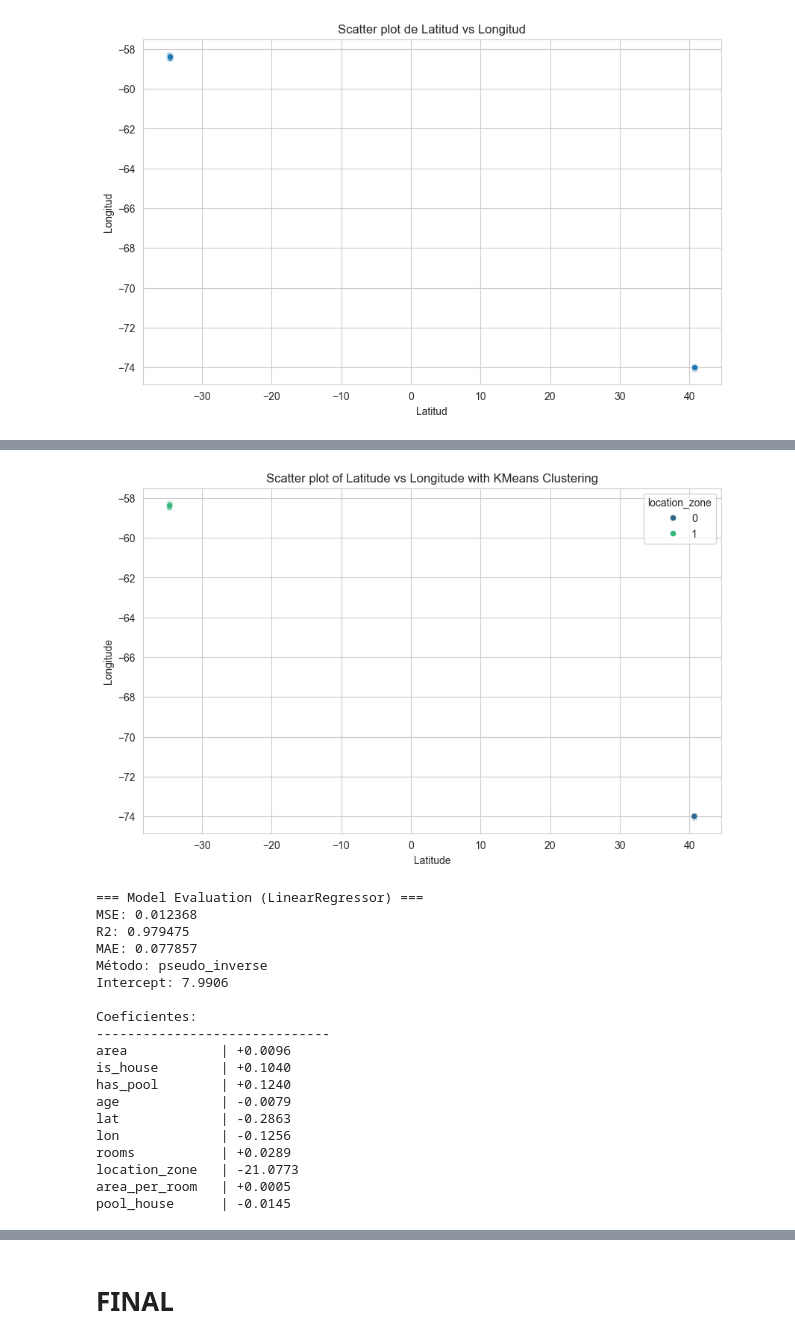
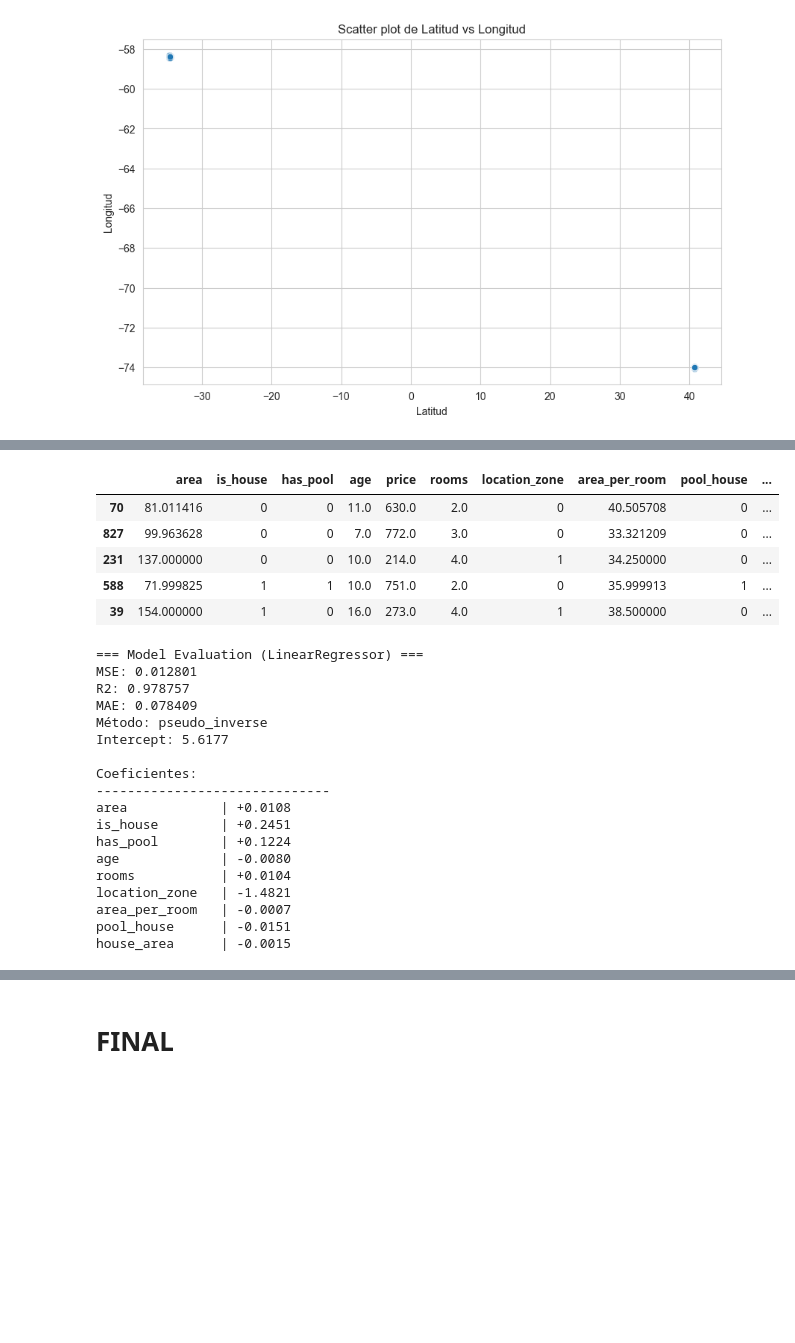
Before and after one commit to frizynn/tp1-machine-learning, a Jupyter notebook: src/Entrega_Tp1.ipynb, the cells around one changed output, grey strips where cells are left out. Cells and saved outputs as stored; diff of their text form; code cells hidden in the pictures; blank space fills up the shorter version.

```diff
--- a/src/Entrega_Tp1.ipynb
+++ b/src/Entrega_Tp1.ipynb
@@ -651,6 +651,7 @@ df.isna().sum()
 #insertar la media de age y rooms dependiendo de location zone (0 y 1)
 
 df = pd.read_csv(r"../data/processed/casas_dev.csv")
+print(df.columns)
 # Step 2: Perform KMeans clustering on lat/lon
 kmeans = KMeans(n_clusters=2)
 kmeans.fit(df[['lat', 'lon']].to_numpy())
@@ -661,6 +662,8 @@ df['location_zone'] = kmeans.predict(df[['lat', 'lon']].to_numpy())
 # Step 4: Add the engineered features
 df['area_per_room'] = df['area'] / df['rooms']
 df['pool_house'] = df['has_pool'] * df['is_house']
+df['house_area'] = df['area'] * df['is_house']
+
 
 
 df_0 = df[df['location_zone'] == 0]
@@ -679,4 +682,19 @@ df.loc[df['location_zone'] == 0, 'rooms'] = df['rooms'].fillna(mean_rooms_0)
 df.loc[df['location_zone'] == 1, 'age'] = df['age'].fillna(mean_age_1)
 df.loc[df['location_zone'] == 1, 'rooms'] = df['rooms'].fillna(mean_rooms_1)
 
+# guardar un df con solo latitud y longitud
+df_pos = df[['lat', 'lon', 'location_zone']]
+df = df.drop(['lat', 'lon'], axis=1)
+
+# Step 6: Visualize the clusters
+plt.figure(figsize=(10, 6))
+sns.scatterplot(data=df_pos, x='lat', y='lon', hue='location_zone', palette='viridis')
+plt.title('Scatter plot of Latitude vs Longitude with KMeans Clustering')
+plt.xlabel('Latitude')
+plt.ylabel('Longitude')
+plt.show()
+
+
+# para los datos que son location_zone = 1
+
 df.to_csv(r"../data/processed/casas_dev.csv", index=False)
@@ -683,3 +737,12 @@ df.to_csv(r"../data/processed/casas_dev.csv", index=False)
+# %%
+df.sample(5, random_state=42)
+# %% [output]
+|  | area | is_house | has_pool | age | price | rooms | location_zone | area_per_room | pool_house | ... |
+| 70 | 81.011416 | 0 | 0 | 11.0 | 630.0 | 2.0 | 0 | 40.505708 | 0 | ... |
+| 827 | 99.963628 | 0 | 0 | 7.0 | 772.0 | 3.0 | 0 | 33.321209 | 0 | ... |
+| 231 | 137.000000 | 0 | 0 | 10.0 | 214.0 | 4.0 | 1 | 34.250000 | 0 | ... |
+| 588 | 71.999825 | 1 | 1 | 10.0 | 751.0 | 2.0 | 0 | 35.999913 | 1 | ... |
+| 39 | 154.000000 | 1 | 0 | 16.0 | 273.0 | 4.0 | 1 | 38.500000 | 0 | ... |
 # %%
 import numpy as np
 from models.clustering.kmeans import KMeans
@@ -690,14 +753,6 @@ from models.regression.polinomial_regressor import PolinomialRegressor
 # Step 1: Load the original data
 df = pd.read_csv(r"../data/processed/casas_dev.csv")
 
-
-# Step 6: Visualize the clusters
-plt.figure(figsize=(10, 6))
-sns.scatterplot(data=df, x='lat', y='lon', hue='location_zone', palette='viridis')
-plt.title('Scatter plot of Latitude vs Longitude with KMeans Clustering')
-plt.xlabel('Latitude')
-plt.ylabel('Longitude')
-plt.show()
 
 # Step 7: Train the model on the engineered data
 results_engineering = train_and_evaluate_model(
@@ -714,26 +769,24 @@ results_engineering = train_and_evaluate_model(
 
 model_engineering = results_engineering["model"]
 # %% [output]
-[figure, removed]
 === Model Evaluation (LinearRegressor) ===
-MSE: 0.012368
-R2: 0.979475
-MAE: 0.077857
+MSE: 0.012801
+R2: 0.978757
+MAE: 0.078409
 Método: pseudo_inverse
-Intercept: 7.9906
+Intercept: 5.6177
 
 Coeficientes:
 ------------------------------
-area            | +0.0096
-is_house        | +0.1040
-has_pool        | +0.1240
-age             | -0.0079
-lat             | -0.2863
-lon             | -0.1256
-rooms           | +0.0289
-location_zone   | -21.0773
-area_per_room   | +0.0005
-pool_house      | -0.0145
+area            | +0.0108
+is_house        | +0.2451
+has_pool        | +0.1224
+age             | -0.0080
+rooms           | +0.0104
+location_zone   | -1.4821
+area_per_room   | -0.0007
+pool_house      | -0.0151
+house_area      | -0.0015
 # %%
 figures_engineering = visualize_regression_results(
     results_engineering['y_test'],
```
Also changed, not shown: parts of 15 cells of this notebook, 8 other files.
